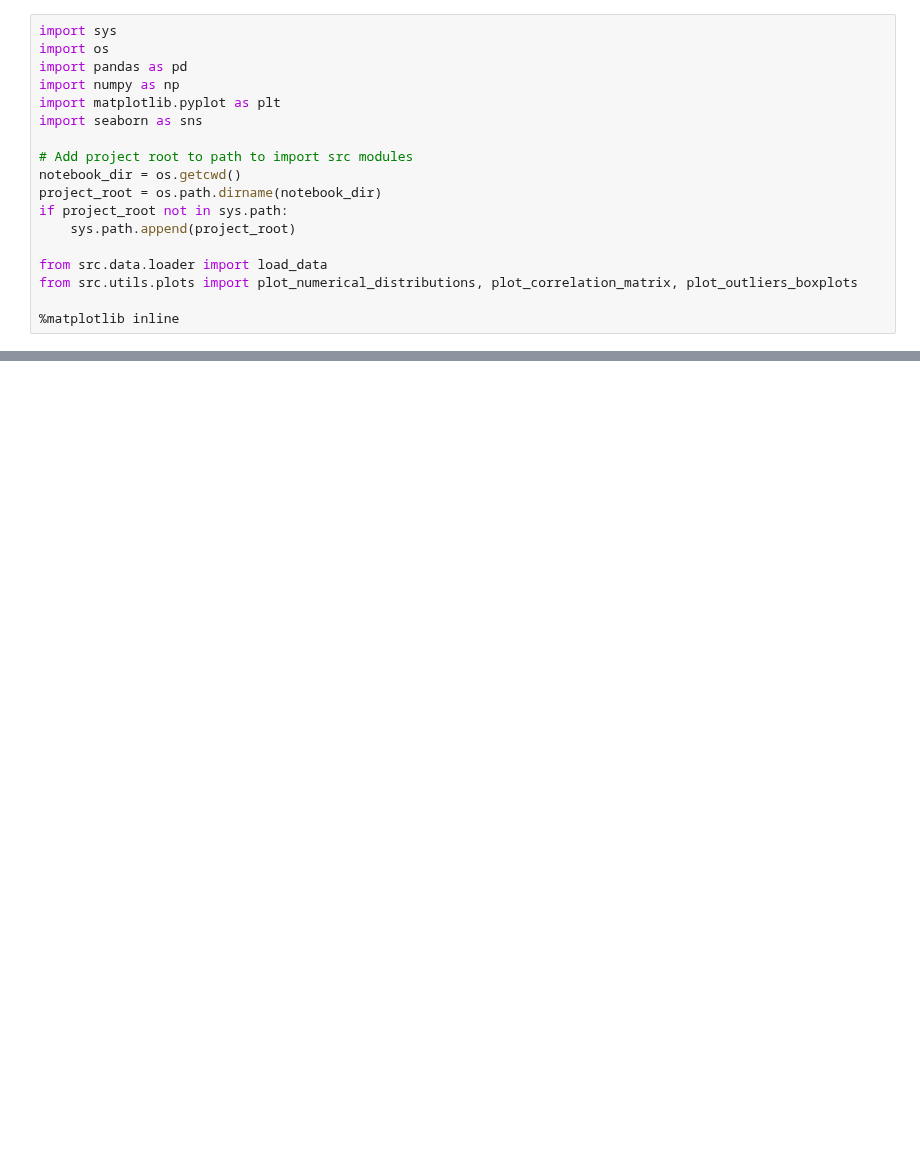
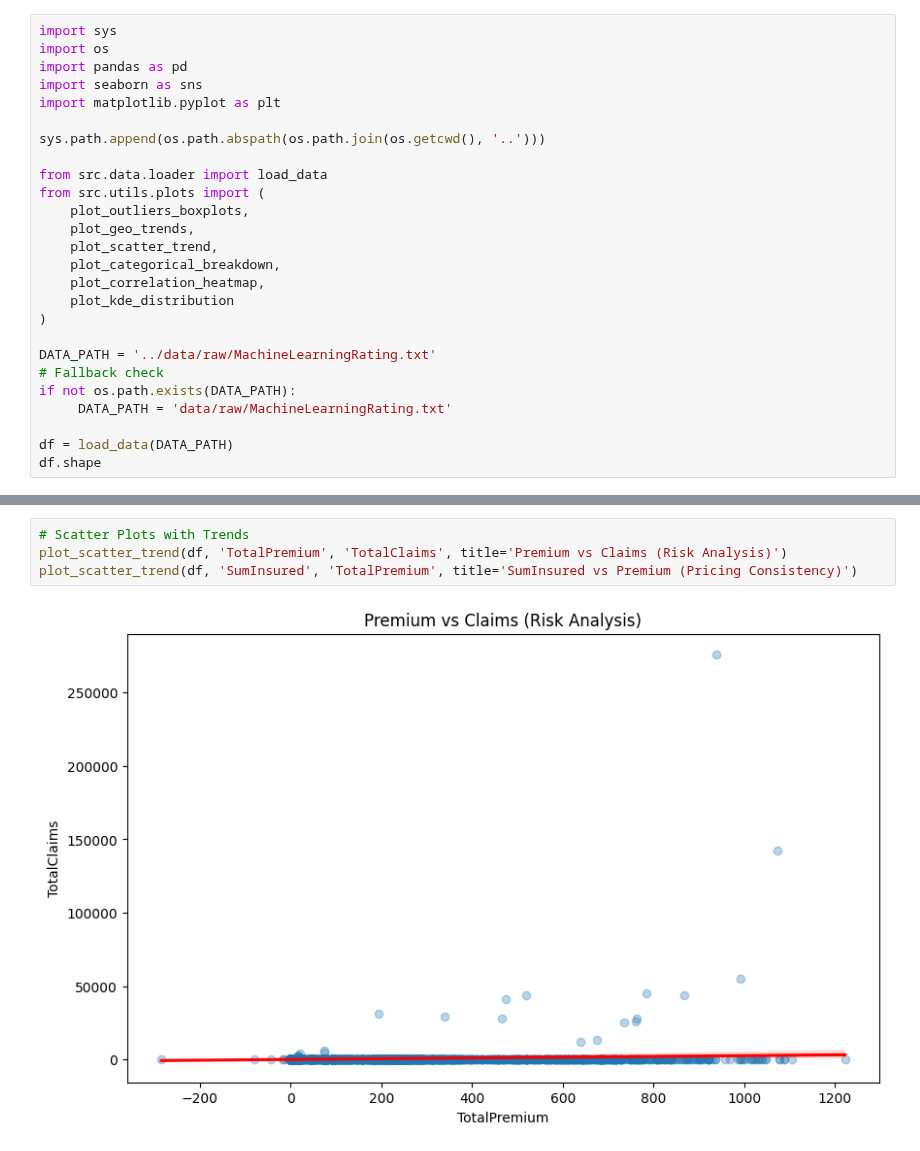
Before and after one commit to Miftah-Ebrahim/Insurance-claims-Intelligence, a Jupyter notebook: notebooks/01_EDA.ipynb, the cells around one changed output, grey strips where cells are left out. Cells and saved outputs as stored; diff of their text form; blank space fills up the shorter version.

```diff
--- a/notebooks/01_EDA.ipynb
+++ b/notebooks/01_EDA.ipynb
@@ -13,17 +6,25 @@ This notebook performs the initial data exploration for the Insurance Claims Int
 import sys
 import os
 import pandas as pd
-import numpy as np
+import seaborn as sns
 import matplotlib.pyplot as plt
-import seaborn as sns
 
-# Add project root to path to import src modules
-notebook_dir = os.getcwd()
-project_root = os.path.dirname(notebook_dir)
-if project_root not in sys.path:
-    sys.path.append(project_root)
+sys.path.append(os.path.abspath(os.path.join(os.getcwd(), '..')))
 
 from src.data.loader import load_data
-from src.utils.plots import plot_numerical_distributions, plot_correlation_matrix, plot_outliers_boxplots
+from src.utils.plots import (
+    plot_outliers_boxplots,
+    plot_geo_trends,
+    plot_scatter_trend,
+    plot_categorical_breakdown,
+    plot_correlation_heatmap,
+    plot_kde_distribution
+)
 
-%matplotlib inline
+DATA_PATH = '../data/raw/MachineLearningRating.txt'
+# Fallback check
+if not os.path.exists(DATA_PATH):
+     DATA_PATH = 'data/raw/MachineLearningRating.txt'
+
+df = load_data(DATA_PATH)
+df.shape
@@ -169,0 +78,6 @@ plot_outliers_boxplots(df, plot_cols)
+# %%
+# Scatter Plots with Trends
+plot_scatter_trend(df, 'TotalPremium', 'TotalClaims', title='Premium vs Claims (Risk Analysis)')
+plot_scatter_trend(df, 'SumInsured', 'TotalPremium', title='SumInsured vs Premium (Pricing Consistency)')
+# %% [output]
+[figure, added]
```
Also changed, not shown: parts of 32 cells of this notebook, 2 other files.
